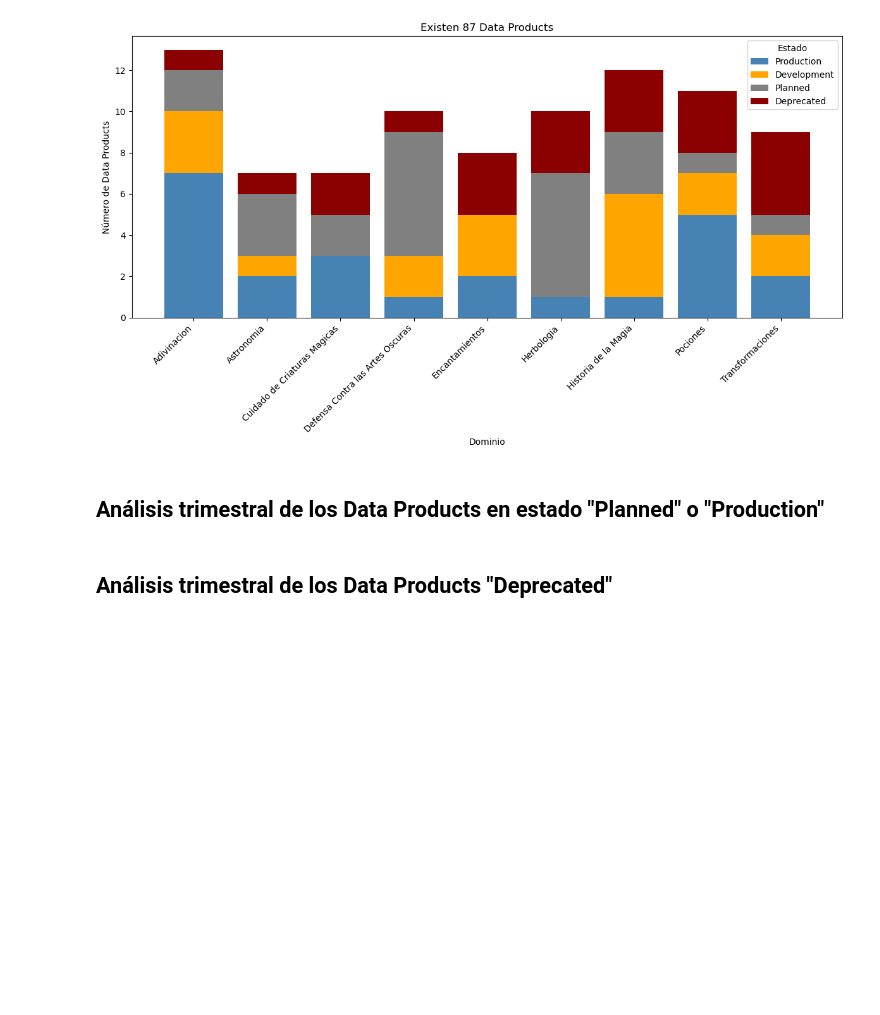
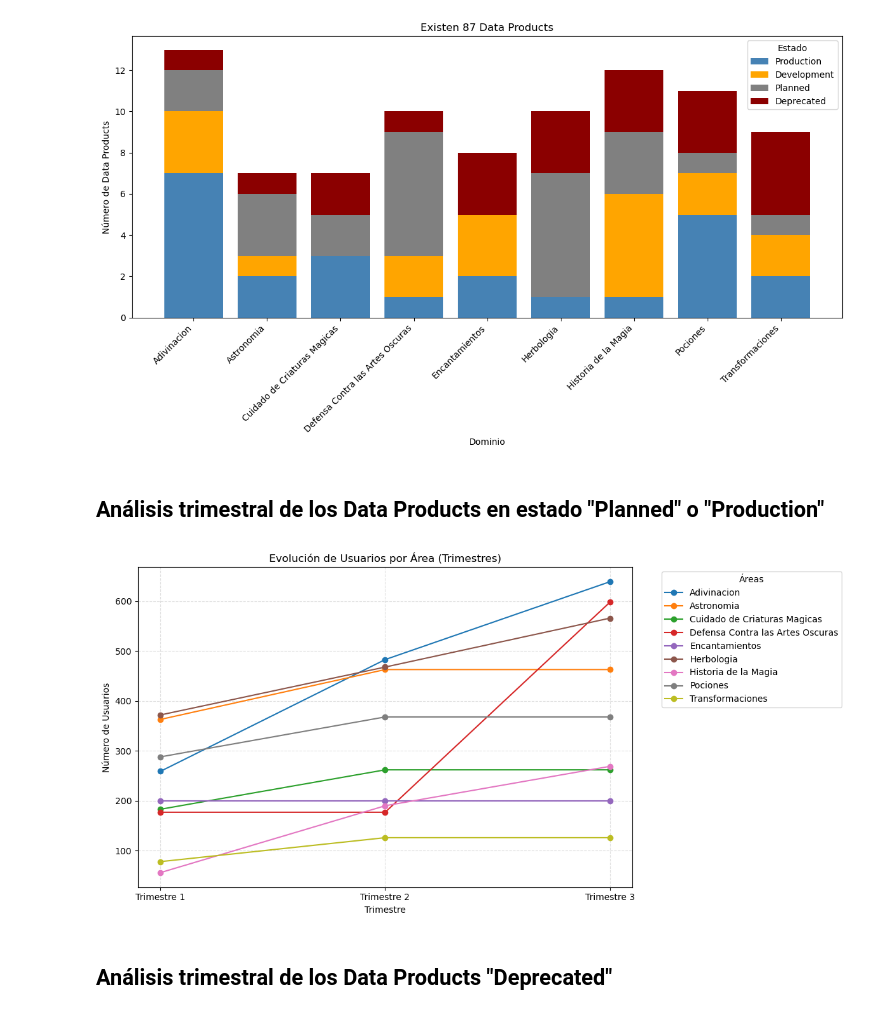
Before and after one commit to marquito3012/Master, a Jupyter notebook: Programación y entorno de trabajo para la IA/actividad1/actividad1.ipynb, the cells around one changed output. Drawn from its saved outputs; the diff is of its cells as text; code cells hidden in the pictures; blank space fills up the shorter version.

```diff
--- a/Programación y entorno de trabajo para la IA/actividad1/actividad1.ipynb
+++ b/Programación y entorno de trabajo para la IA/actividad1/actividad1.ipynb
@@ -517,6 +517,31 @@ plt.show()
 [figure]
 # %% [markdown]
 ## Análisis trimestral de los Data Products en estado "Planned" o "Production"
+# %%
+trimestres_usuarios_por_area = pd.DataFrame({
+    'Trimestre 1': trimestre1_planned_o_production_usuarios_por_area,
+    'Trimestre 2': trimestre2_planned_o_production_usuarios_por_area,
+    'Trimestre 3': trimestre3_planned_o_production_usuarios_por_area
+})
+
+trimestres_usuarios_por_area.sort_index()
+
+colors = plt.cm.tab10(range(len(trimestres_usuarios_por_area.index)))
+
+plt.figure(figsize=(12, 6))
+
+for area, color in zip(trimestres_usuarios_por_area.index, colors):
+    plt.plot(trimestres_usuarios_por_area.columns, trimestres_usuarios_por_area.loc[area], marker='o', label=area, color=color)
+
+plt.title('Evolución de Usuarios por Área (Trimestres)')
+plt.xlabel('Trimestre')
+plt.ylabel('Número de Usuarios')
+plt.grid(True, linestyle='--', alpha=0.4)
+plt.legend(title="Áreas", bbox_to_anchor=(1.05, 1), loc='upper left')
+plt.tight_layout()
+plt.show()
+# %% [output]
+[figure, added]
 # %% [markdown]
 ## Análisis trimestral de los Data Products "Deprecated"
 # %% [markdown]
```
